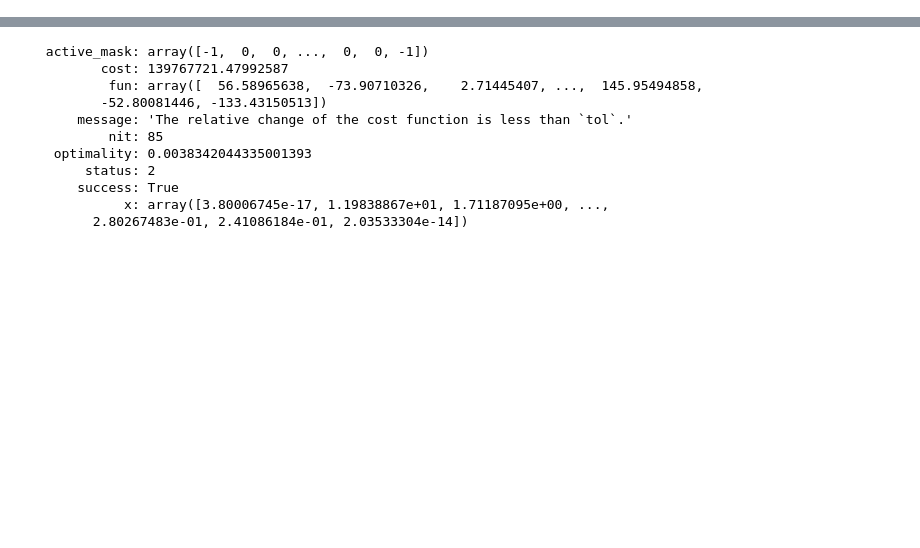
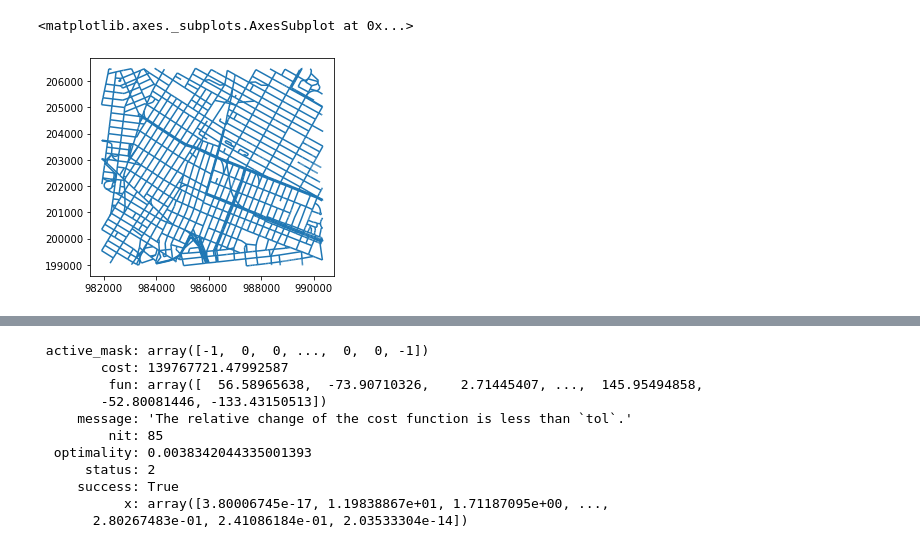
Before and after one commit to ttaylorok/nyc_taxis, a Jupyter notebook: create_network_v2.ipynb, the cells around one changed output, grey strips where cells are left out. Saved outputs shown, nothing was run; the diff lists cells and outputs as text; code cells hidden in the pictures; blank space fills up the shorter version.

```diff
--- a/create_network_v2.ipynb
+++ b/create_network_v2.ipynb
@@ -29,6 +132,12 @@ lion_clipped['weight'] = lion_clipped['shape_length'].apply(lambda x : {'weight'
 lion_clipped['node_low'] = lion_clipped.apply(lambda x : min(x['nodeidto'], x['nodeidfrom']), axis = 1)
 lion_clipped['node_high'] = lion_clipped.apply(lambda x : max(x['nodeidto'], x['nodeidfrom']), axis = 1)
 
-lion_filt = lion_clipped.drop_duplicates(subset=['node_low','node_high'], keep='first', inplace=False).reset_index(drop=True)
+lion_filt = lion_clipped.drop_duplicates(subset=['node_low','node_high'], keep='first', inplace=False).reset_index()
 lion_filt['seg_id'] = np.arange(lion_filt.shape[0])
 lion_filt.set_index(['node_low','node_high'], inplace = True)
+# %%
+lion_filt.loc[(20200,20202),'rw_type']
+lion_filt.plot()
+# %% [output]
+<matplotlib.axes._subplots.AxesSubplot at 0x...>
+[figure, added]
```
Also changed, not shown: parts of 14 cells of this notebook.
